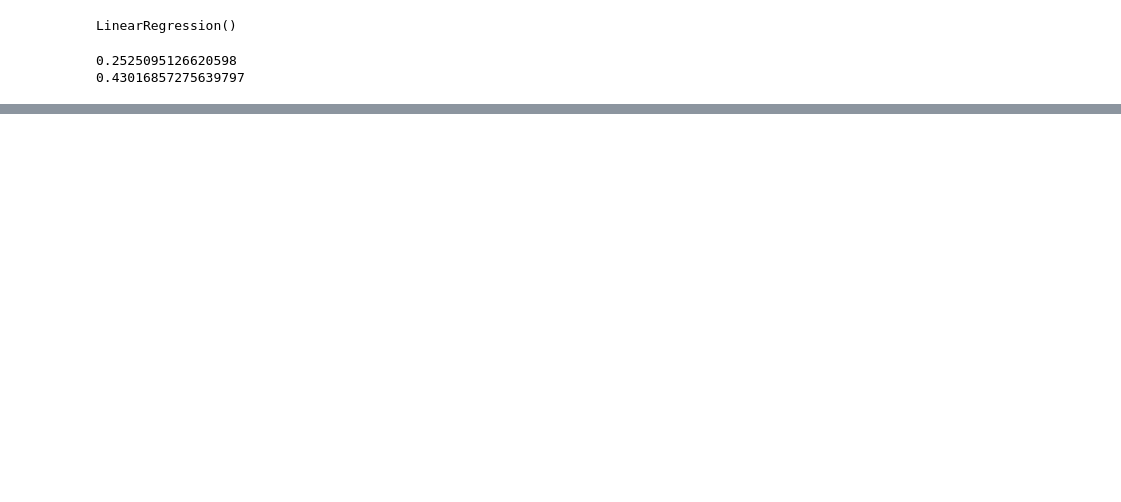
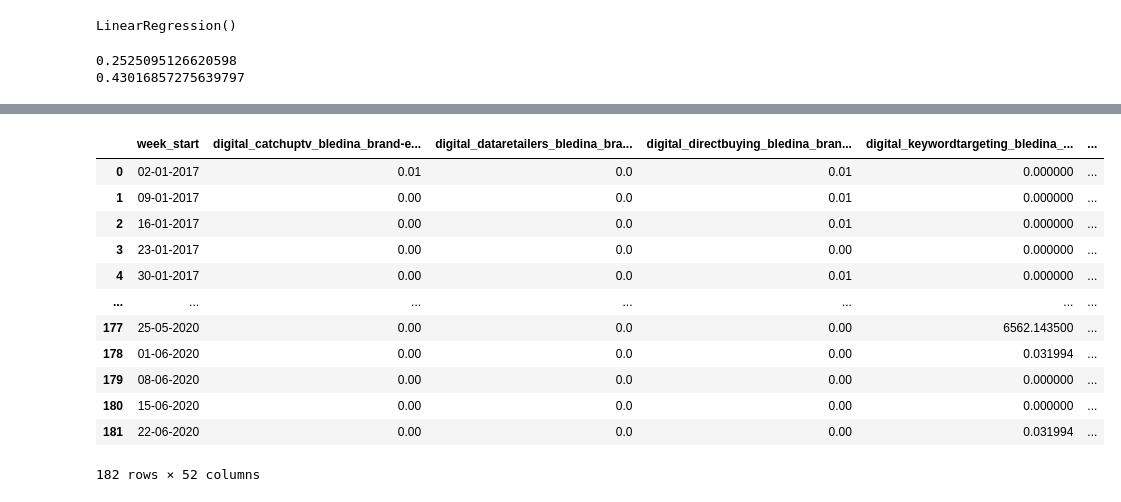
Before and after one commit to Quest-360/Danone_France, a Jupyter notebook: RFE_LOG_WIN_FEATURES.ipynb, the cells around one changed output, grey strips where cells are left out. Saved outputs shown, nothing was run; the diff lists cells and outputs as text; code cells hidden in the pictures; blank space fills up the shorter version.

```diff
--- a/RFE_LOG_WIN_FEATURES.ipynb
+++ b/RFE_LOG_WIN_FEATURES.ipynb
@@ -239,0 +310,16 @@ for i in range(1,24):
+# %%
+df
+# %% [output]
+|  | week_start | digital_catchuptv_bledina_brand-e... | digital_dataretailers_bledina_bra... | digital_directbuying_bledina_bran... | digital_keywordtargeting_bledina_... | ... |
+| 0 | 02-01-2017 | 0.01 | 0.0 | 0.01 | 0.000000 | ... |
+| 1 | 09-01-2017 | 0.00 | 0.0 | 0.01 | 0.000000 | ... |
+| 2 | 16-01-2017 | 0.00 | 0.0 | 0.01 | 0.000000 | ... |
+| 3 | 23-01-2017 | 0.00 | 0.0 | 0.00 | 0.000000 | ... |
+| 4 | 30-01-2017 | 0.00 | 0.0 | 0.01 | 0.000000 | ... |
+| ... | ... | ... | ... | ... | ... | ... |
+| 177 | 25-05-2020 | 0.00 | 0.0 | 0.00 | 6562.143500 | ... |
+| 178 | 01-06-2020 | 0.00 | 0.0 | 0.00 | 0.031994 | ... |
+| 179 | 08-06-2020 | 0.00 | 0.0 | 0.00 | 0.000000 | ... |
+| 180 | 15-06-2020 | 0.00 | 0.0 | 0.00 | 0.000000 | ... |
+| 181 | 22-06-2020 | 0.00 | 0.0 | 0.00 | 0.031994 | ... |
+182 rows × 52 columns
```
Also changed, not shown: parts of 9 cells of this notebook, 8 other files.
